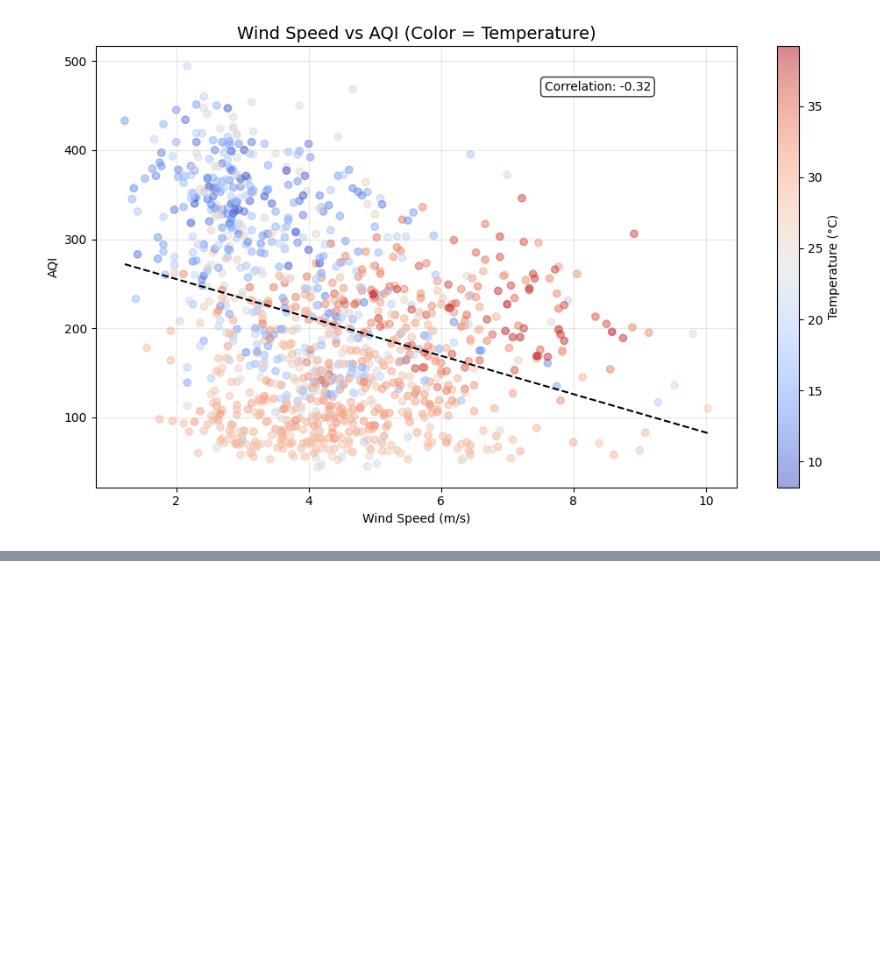
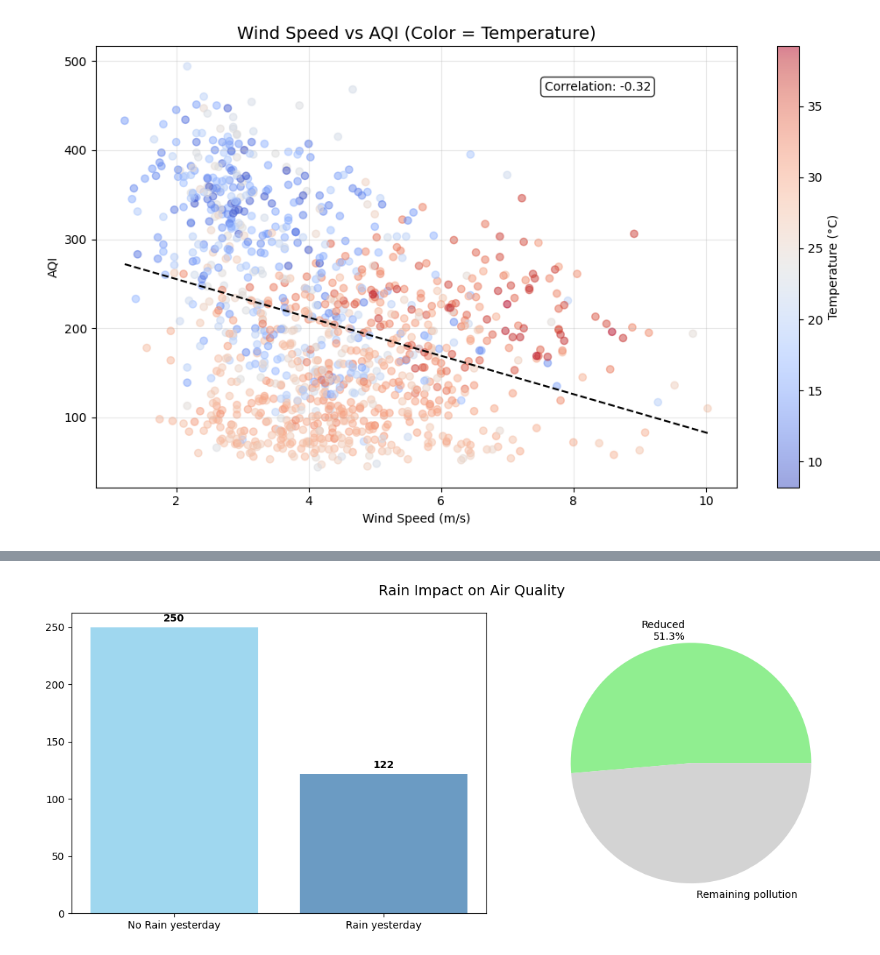
Before and after one commit to Namiiii-sys/Delhi-AQI-Forecast, a Jupyter notebook: notebooks/01_data-exploration.ipynb, the cells around one changed output, grey strips where cells are left out. Drawn from its saved outputs; the diff is of its cells as text; code cells hidden in the pictures; blank space fills up the shorter version.

Commit message:
Visualisation and it's insights done

```diff
--- a/notebooks/01_data-exploration.ipynb
+++ b/notebooks/01_data-exploration.ipynb
@@ -668,27 +704,34 @@ plt.savefig('../data/outputs/05_wind_vs_aqi.png', dpi=300)
 # %%
-# # Chart 6: Rain Impact
+# Chart 6: Rain Impact
 
-# merged['rain_today'] = merged['precipitation_mm'] > 0
-# merged['rain_yesterday'] = merged['precipitation_mm'].shift(1) > 0
-# rain_effect = merged.groupby('rain_yesterday')['AQI'].agg(['mean', 'std', 'count'])
-# fig, axes = plt.subplots(1, 2, figsize=(12, 5))
+merged['rain_today'] = merged['precipitation_mm'] > 0
+merged['rain_yesterday'] = merged['precipitation_mm'].shift(1) > 0
 
-# # Chart 6A: Rain vs No Rain comparison
-# axes[0].bar(['No Rain Yesterday', 'Rain Yesterday'], rain_effect['mean'],
-#             color=['skyblue', 'steelblue'], alpha=0.8)
-# axes[0].set_title('Average AQI: Day After Rain')
-# axes[0].set_ylabel('Average AQI')
-# for i, v in enumerate(rain_effect['mean']):
-#     axes[0].text(i, v+5, f'{v:.0f}', ha='center', fontweight='bold')
+rain_effect = merged.groupby('rain_yesterday')["AQI"].agg(["mean","std","count"])
 
-# # Chart 6B: AQI reduction after rain
-# reduction_pct = ((rain_effect.loc[False, 'mean'] - rain_effect.loc[True, 'mean']) /
-#                  rain_effect.loc[False, 'mean'] * 100)
-# axes[1].pie([reduction_pct, 100-reduction_pct],
-#             labels=[f'Reduced\n{reduction_pct:.1f}%', 'Remaining'],
-#             colors=['lightgreen', 'lightgray'])
-# axes[1].set_title('Pollution Reduction After Rain')
+fig, axes = plt.subplots(1, 2, figsize=(12, 5))
 
-# plt.suptitle('Rain Impact on Air Quality', fontsize=14)
-# plt.tight_layout()
-# plt.savefig('outputs/06_rain_impact.png', dpi=300)
+
+#6A: Average AQI comparison
+
+axes[0].bar(['No Rain yesterday','Rain yesterday'],rain_effect['mean'],color=['skyblue','steelblue'],alpha=0.8 )
+for i, v in enumerate(rain_effect['mean']):
+    axes[0].text(i,v+5 , f'{v:.0f}', ha='center', fontweight='bold')
+
+#6B: Percentage of AQI reduction after rain
+
+reduction_pct = (
+    (rain_effect.loc[False,'mean'] - rain_effect.loc[True, 'mean']) / rain_effect.loc[False, 'mean']*100
+)
+
+axes[1].pie(
+    [reduction_pct, 100 - reduction_pct],
+    labels = [f'Reduced\n{reduction_pct:.1f}%','Remaining pollution'],
+    colors = ['lightgreen','lightgray']
+)
+
+plt.suptitle('Rain Impact on Air Quality', fontsize=14)
+plt.tight_layout()
+plt.savefig('../data/outputs/06_rain_impact.png', dpi=300)
+# %% [output]
+[figure, added]
```
Also changed, not shown: parts of 10 cells of this notebook, 8 other files.
